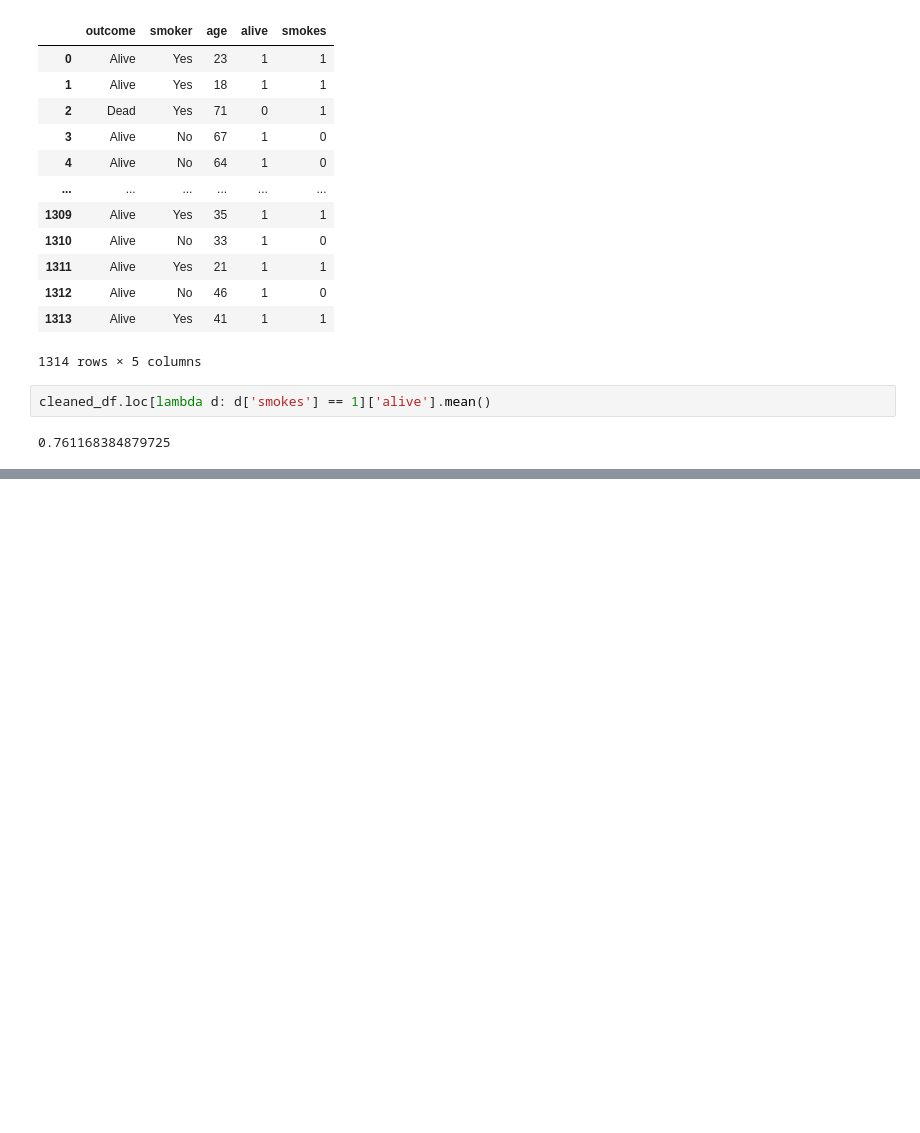
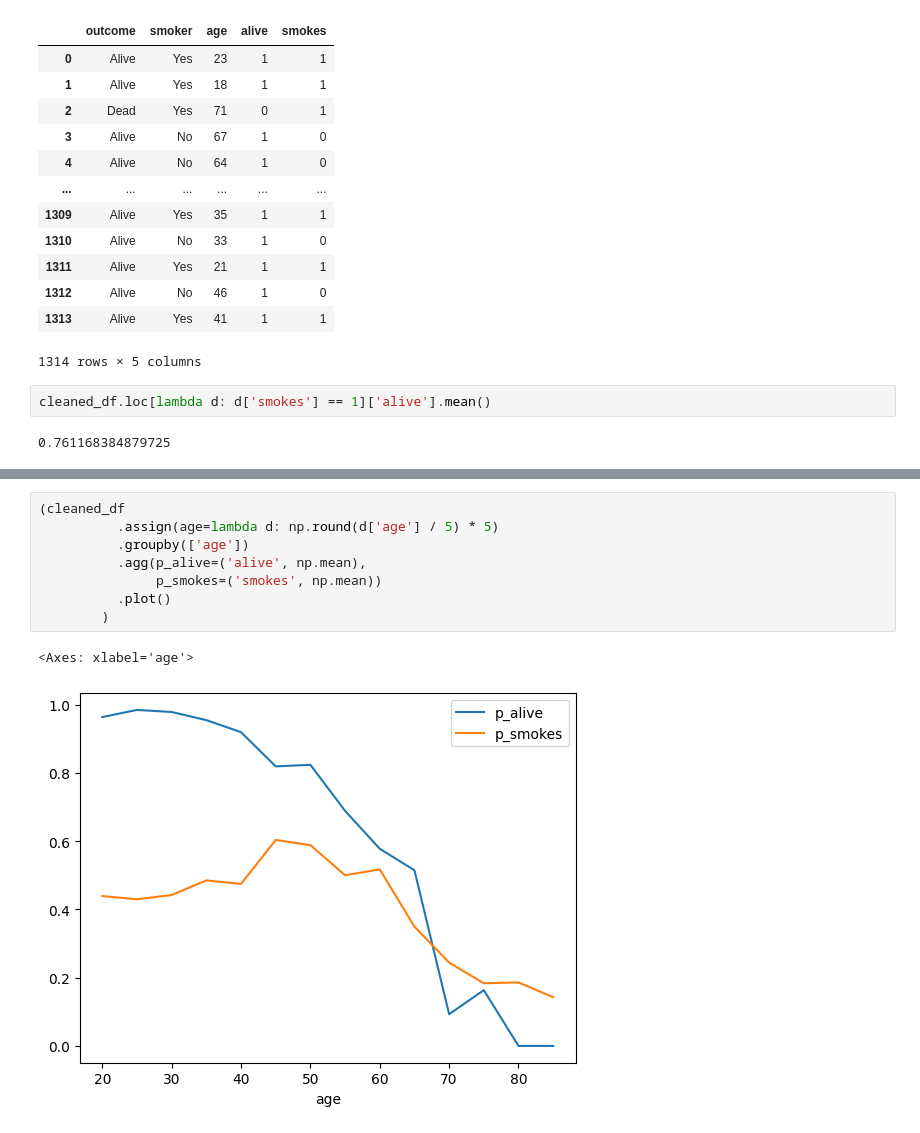
Before and after one commit to Kowallskiy/ML_Algorithm_Compendium, a Jupyter notebook: Projects/smoking.ipynb, the cells around one changed output, grey strips where cells are left out. Cells and saved outputs as stored; diff of their text form; blank space fills up the shorter version.

```diff
--- a/Projects/smoking.ipynb
+++ b/Projects/smoking.ipynb
@@ -42,0 +56,11 @@ cleaned_df.loc[lambda d: d['smokes'] == 1]['alive'].mean()
+# %%
+(cleaned_df
+          .assign(age=lambda d: np.round(d['age'] / 5) * 5)
+          .groupby(['age'])
+          .agg(p_alive=('alive', np.mean),
+               p_smokes=('smokes', np.mean))
+          .plot()
+        )
+# %% [output]
+<Axes: xlabel='age'>
+[figure, added]
```
Also changed, not shown: parts of 10 cells of this notebook, 2 other files.
